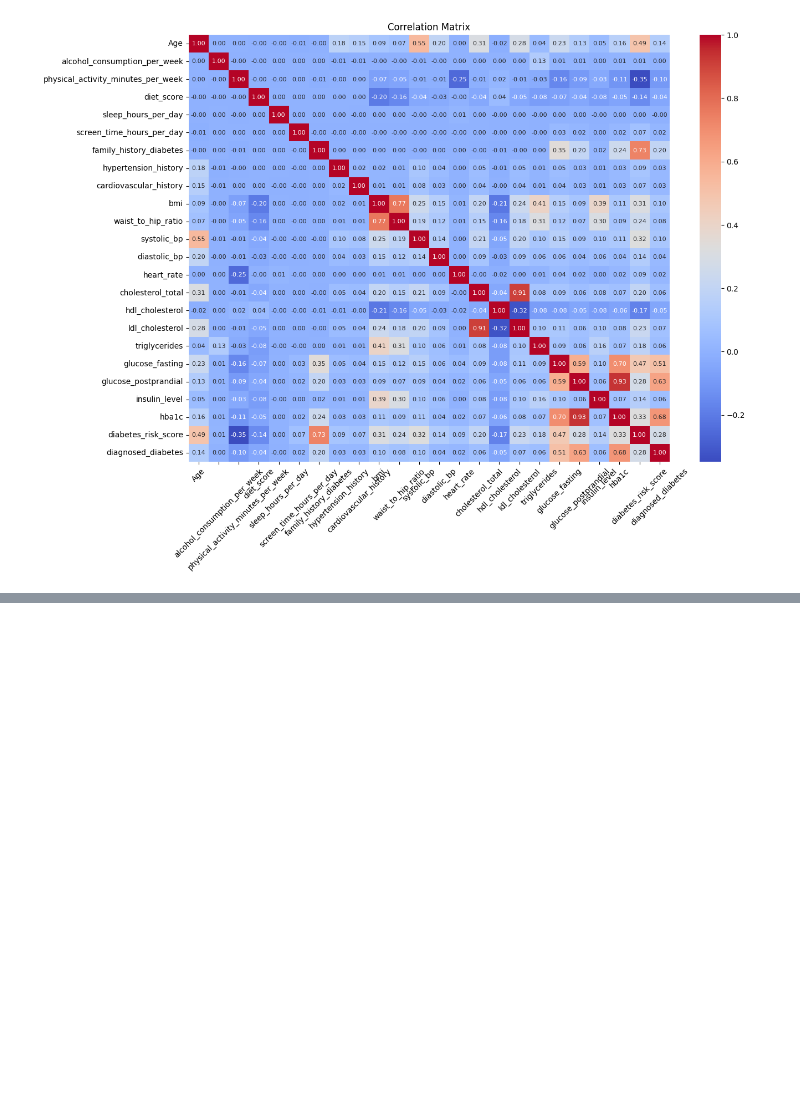
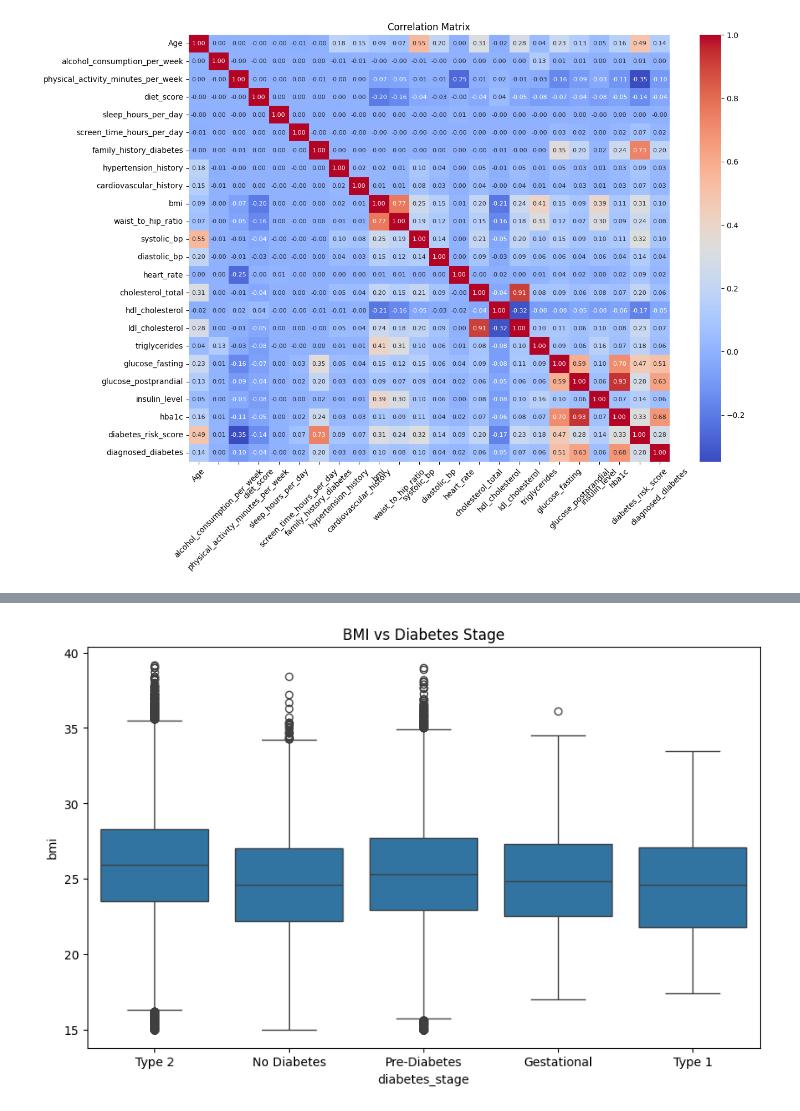
Before and after one commit to daneetjie/BC_Analytics, a Jupyter notebook: Data Understanding.ipynb, the cells around one changed output, grey strips where cells are left out. Cells and saved outputs as stored; diff of their text form; code cells hidden in the pictures; blank space fills up the shorter version.

```diff
--- a/Data Understanding.ipynb
+++ b/Data Understanding.ipynb
@@ -162,0 +170,7 @@ plt.show()
+# %%
+sns.boxplot(x='diabetes_stage', y='bmi', data=df)
+plt.title("BMI vs Diabetes Stage")
+plt.show()
+# Compare BMI distribution across diabetes stages
+# %% [output]
+[figure, added]
```
Also changed, not shown: parts of 3 cells of this notebook.
